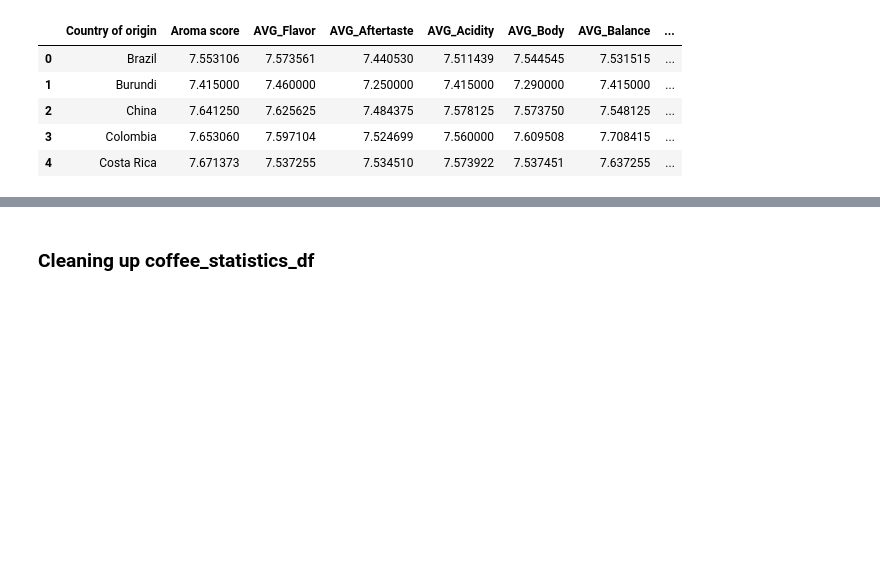
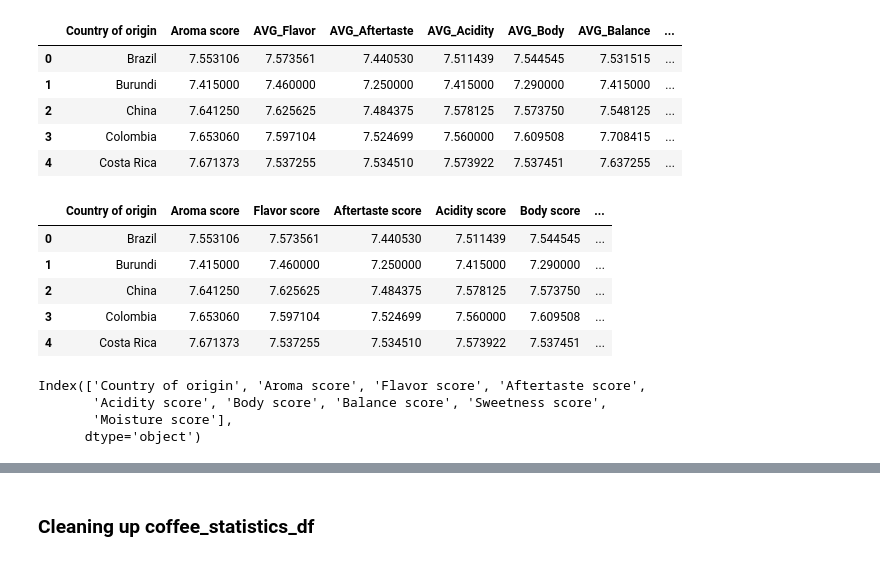
Before and after one commit to coopachupa/Project-3-, a Jupyter notebook: Nurmaa (NKD)/Cleaning and analysis.ipynb, the cells around one changed output, grey strips where cells are left out. Cells and saved outputs as stored; diff of their text form; code cells hidden in the pictures; blank space fills up the shorter version.

Commit message:
Updated notebook_CHanged columns names in coffee_stats data

```diff
--- a/Nurmaa (NKD)/Cleaning and analysis.ipynb
+++ b/Nurmaa (NKD)/Cleaning and analysis.ipynb
@@ -81,3 +81,21 @@ qlty_dropped_df.head()
 | 2 | China | 7.641250 | 7.625625 | 7.484375 | 7.578125 | 7.573750 | 7.548125 | ... |
 | 3 | Colombia | 7.653060 | 7.597104 | 7.524699 | 7.560000 | 7.609508 | 7.708415 | ... |
 | 4 | Costa Rica | 7.671373 | 7.537255 | 7.534510 | 7.573922 | 7.537451 | 7.637255 | ... |
+# %%
+qlty_renamedAll_df = qlty_dropped_df.rename(columns = {'AVG_Flavor': 'Flavor score', 'AVG_Aftertaste':'Aftertaste score',
+       'AVG_Acidity': 'Acidity score', 'AVG_Body': 'Body score', 'AVG_Balance': 'Balance score', 'AVG_Sweetness':'Sweetness score', 'AVG_Moisture': 'Moisture score'})
+qlty_renamedAll_df.head()
+# %% [output]
+|  | Country of origin | Aroma score | Flavor score | Aftertaste score | Acidity score | Body score | ... |
+| 0 | Brazil | 7.553106 | 7.573561 | 7.440530 | 7.511439 | 7.544545 | ... |
+| 1 | Burundi | 7.415000 | 7.460000 | 7.250000 | 7.415000 | 7.290000 | ... |
+| 2 | China | 7.641250 | 7.625625 | 7.484375 | 7.578125 | 7.573750 | ... |
+| 3 | Colombia | 7.653060 | 7.597104 | 7.524699 | 7.560000 | 7.609508 | ... |
+| 4 | Costa Rica | 7.671373 | 7.537255 | 7.534510 | 7.573922 | 7.537451 | ... |
+# %%
+qlty_renamedAll_df.columns
+# %% [output]
+Index(['Country of origin', 'Aroma score', 'Flavor score', 'Aftertaste score',
+       'Acidity score', 'Body score', 'Balance score', 'Sweetness score',
+       'Moisture score'],
+      dtype='object')
```
Also changed, not shown: parts of 6 cells of this notebook.
